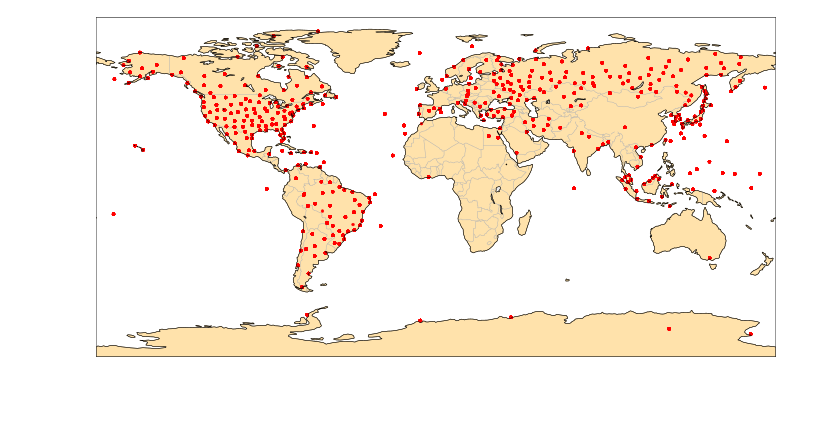
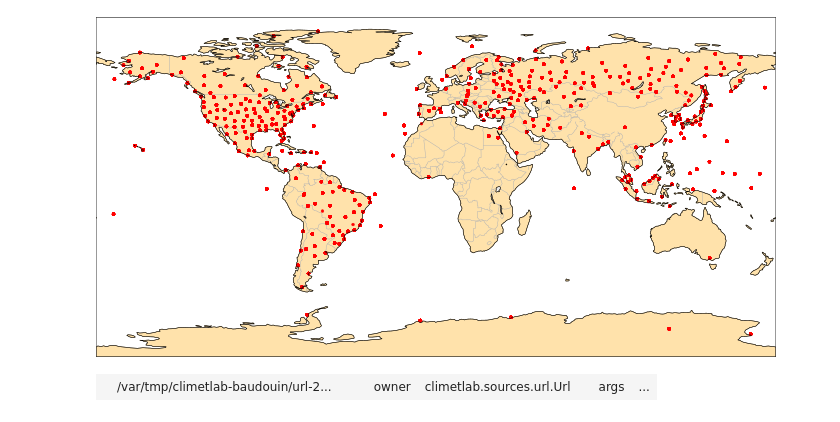
Before and after one commit to ecmwf/climetlab, a Jupyter notebook: docs/examples/07-bufr-data.ipynb, the cells around one changed output. Drawn from its saved outputs; the diff is of its cells as text; code cells hidden in the pictures; blank space fills up the shorter version.

```diff
--- a/docs/examples/07-bufr-data.ipynb
+++ b/docs/examples/07-bufr-data.ipynb
@@ -43,3 +43,7 @@ pd.tail()
 cml.plot_map(pd, projection='global')
 # %% [output]
 [figure]
+# %%
+cml.cache
+# %% [output]
+|  | /var/tmp/climetlab-baudouin/url-2... |  |  | owner | climetlab.sources.url.Url |  | args | ... |
```
Also changed, not shown: 6 other files.
